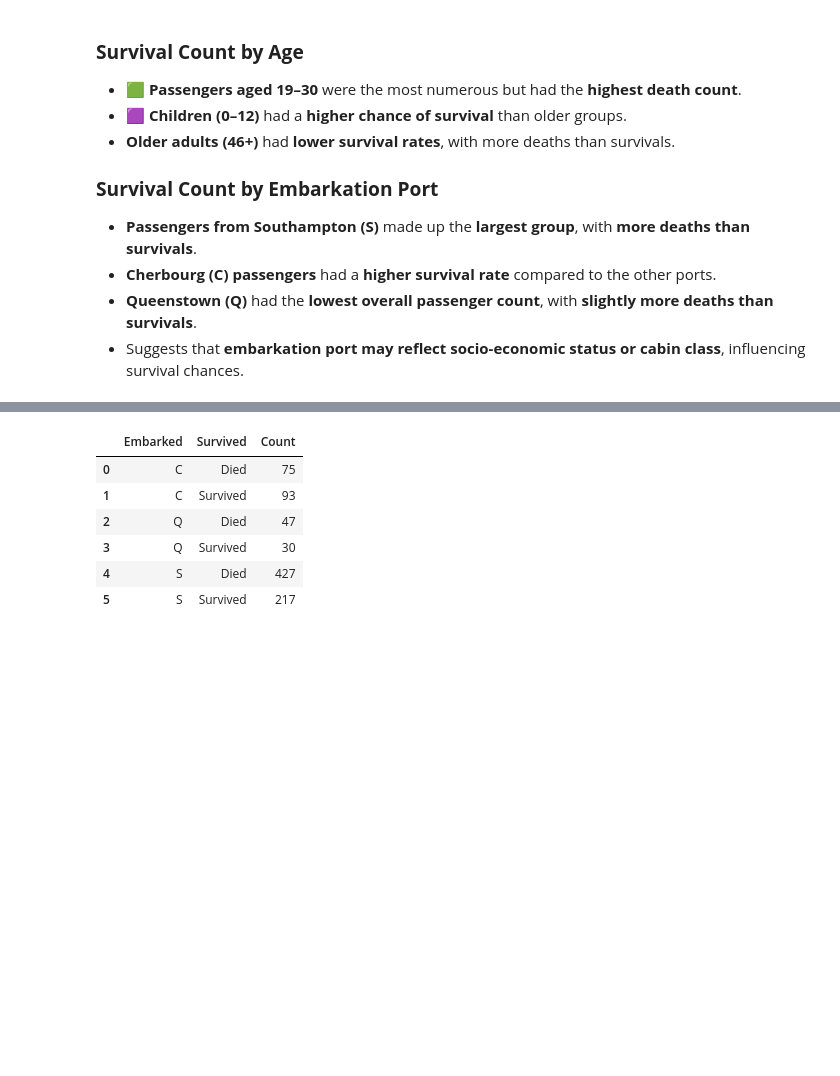
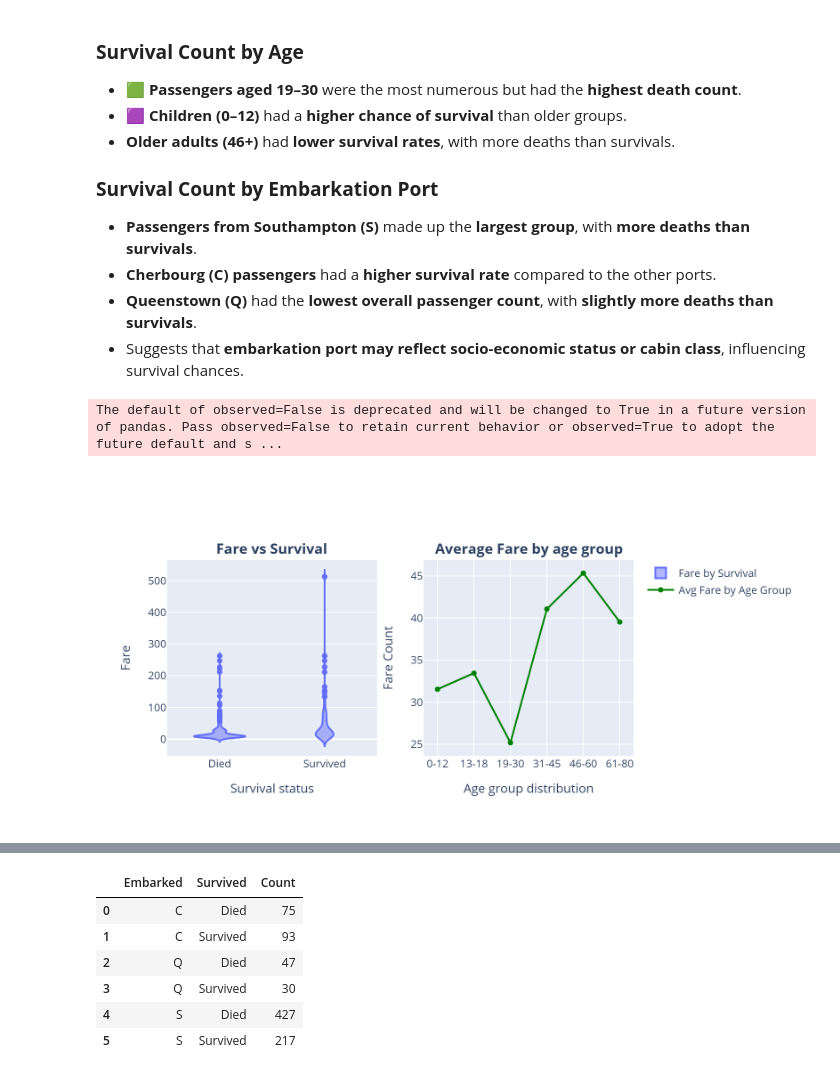
Before and after one commit to Wayneotc/Titanic-Predition-Model, a Jupyter notebook: Titanic_visualization.ipynb, the cells around one changed output, grey strips where cells are left out. Saved outputs shown, nothing was run; the diff lists cells and outputs as text; code cells hidden in the pictures; blank space fills up the shorter version.

Commit message:
new plot

```diff
--- a/Titanic_visualization.ipynb
+++ b/Titanic_visualization.ipynb
@@ -151,3 +151,50 @@ The default of observed=False is deprecated and will be changed to True in a fut
 -  **Cherbourg (C) passengers** had a **higher survival rate** compared to the other ports.
 -  **Queenstown (Q)** had the **lowest overall passenger count**, with **slightly more deaths than survivals**.
 - Suggests that **embarkation port may reflect socio-economic status or cabin class**, influencing survival chances.
+# %%
+# Visualizing the fare against other features
+
+fig = go.Figure()
+
+fig = make_subplots(
+    rows=1, cols=2,
+    horizontal_spacing=0.1,
+    subplot_titles=['<b>Fare vs Survival</b>', '<b>Average Fare by age group</b>'],
+    specs=[[{'type': 'xy'}, {'type': 'xy'}]]
+
+)
+fig.add_trace(
+    go.Violin(
+        x=df['Survived'],
+        y=df['Fare'],
+        name="Fare by Survival"
+
+    ), row=1, col=1
+)
+grouped = df.groupby('Age_group')['Fare'].mean().reset_index()
+fig.add_trace(
+    go.Scatter(
+        x=grouped['Age_group'],
+        y=grouped['Fare'],
+        mode='lines+markers',
+        marker=dict(color='green'),
+        name='Avg Fare by Age Group'
+    ),
+    row=1, col=2
+)
+
+
+fig.update_xaxes(title_text='Survival status', row=1, col=1)
+fig.update_yaxes(title_text='Fare', row=1, col=1)
+fig.update_xaxes(title_text='Age group distribution', row=1, col=2)
+fig.update_yaxes(title_text='Fare Count', row=1, col=2)
+fig.update_layout(
+    height=500,
+    width=1450
+    )
+
+fig.show('png', height=400, width=800, scale=2)
+fig.show()
+# %% [output]
+The default of observed=False is deprecated and will be changed to True in a future version of pandas. Pass observed=False to retain current behavior or observed=True to adopt the future default and s ...
+[figure, added]
```
Also changed, not shown: parts of 1 cell of this notebook.
